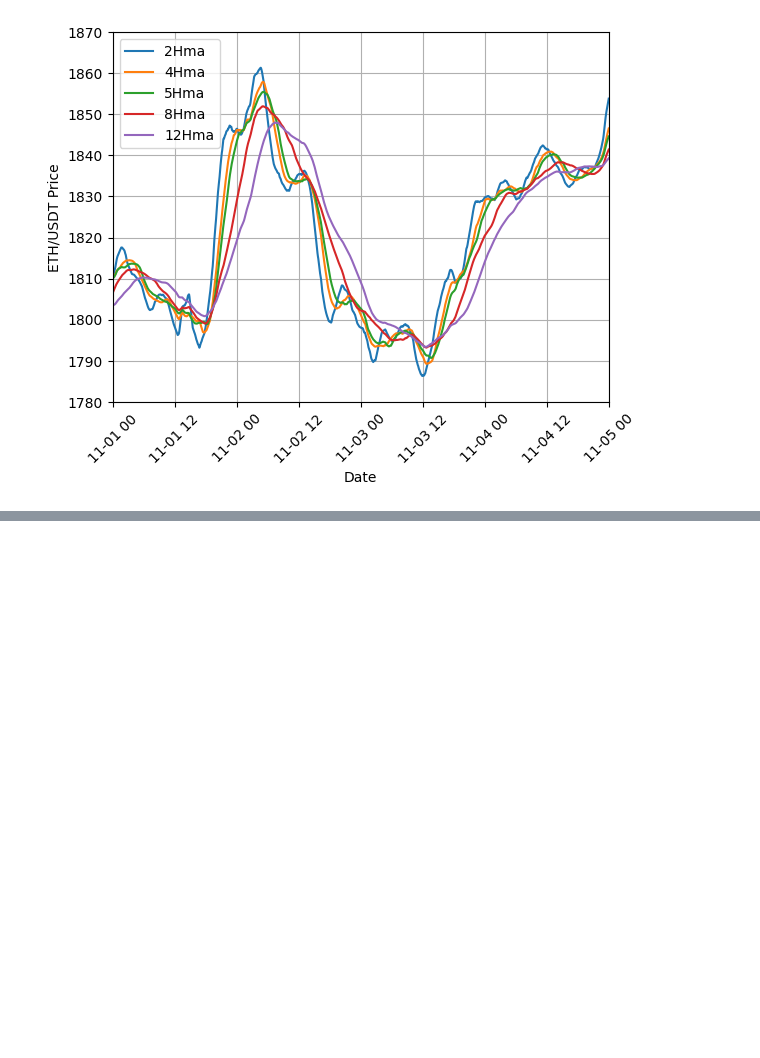
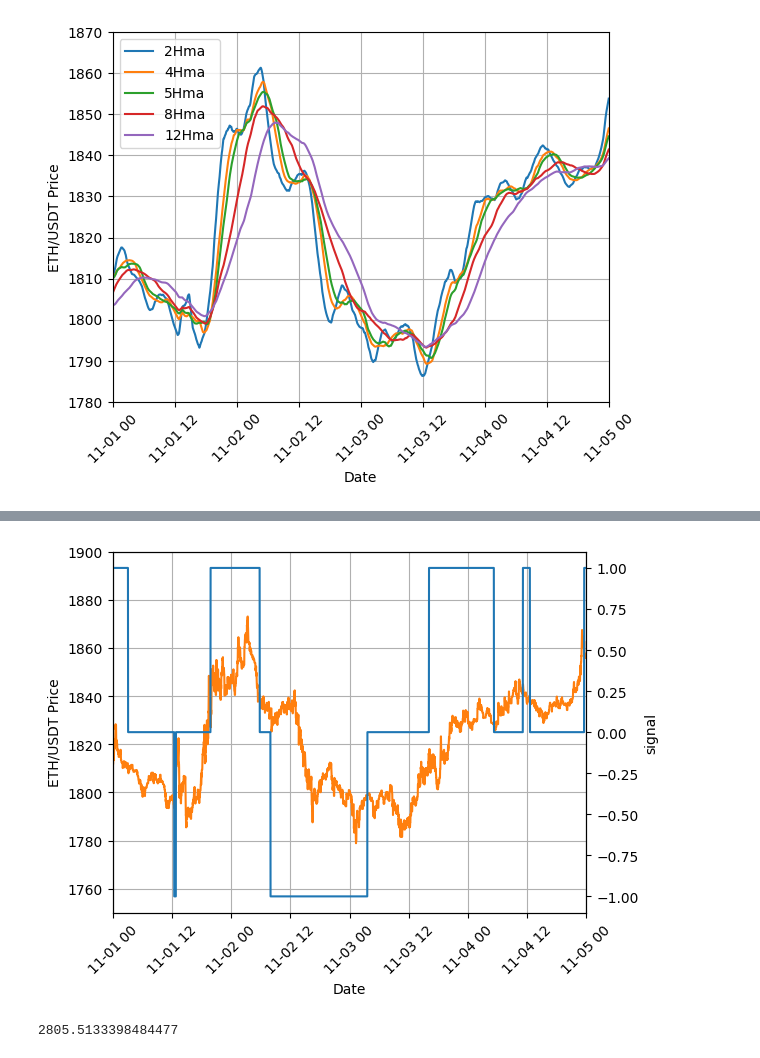
Before and after one commit to ren-tao01/I-Momentum-Trading, a Jupyter notebook: src/mts.ipynb, the cells around one changed output, grey strips where cells are left out. Saved outputs shown, nothing was run; the diff lists cells and outputs as text; code cells hidden in the pictures; blank space fills up the shorter version.

```diff
--- a/src/mts.ipynb
+++ b/src/mts.ipynb
@@ -63,0 +85,51 @@ df["dist4"] = df["8H_ma"] / df["12H_ma"]
+# %%
+long_level = 1.003
+short_level = 0.997
+
+'''
+Sorry this section is hidden.
+'''
+
+# Detect signal
+df["signal"] = np.zeros(size)
+df["signal"] = np.where(df["pos1"] + df["pos2"]  >= 2, 1, df["signal"])   # long signal
+# hidden ------------------------------------------------------------------ short signal
+# %%
+fig, ax1 = plt.subplots()
+plt.grid()
+plt.xticks(rotation=45)
+plt.xlim([datetime.datetime(2023, 11, 1, 0), datetime.datetime(2023, 11, 5, 0)])
+
+color = 'tab:orange'
+ax1.set_xlabel('Date')
+ax1.set_ylabel('ETH/USDT Price', color="black")
+ax1.plot(df["Price"], color=color)
+ax1.tick_params(axis='y', labelcolor="black")
+ax1.set_ylim(1750, 1900)
+
+ax2 = ax1.twinx()
+
+color = 'tab:blue'
+ax2.set_ylabel('signal')  # we already handled the x-label with ax1
+ax2.plot(df["signal"], color=color)
+ax2.tick_params(axis='y')
+
+fig.tight_layout()
+
+
+plt.show()
+# %% [output]
+[figure, added]
+# %%
+# Calculate returns with initial investment amount of 2000 USDT
+df["money"] = 0
+starting_money = 2000
+
+for index, row in df.iterrows():
+    if row["signal"]:
+        starting_money += starting_money / row["Price"] * row["diff"]
+    df.at[index, "money"] = starting_money
+
+print(starting_money)
+# %% [output]
+2805.5133398484477
```
Also changed, not shown: parts of 4 cells of this notebook.
